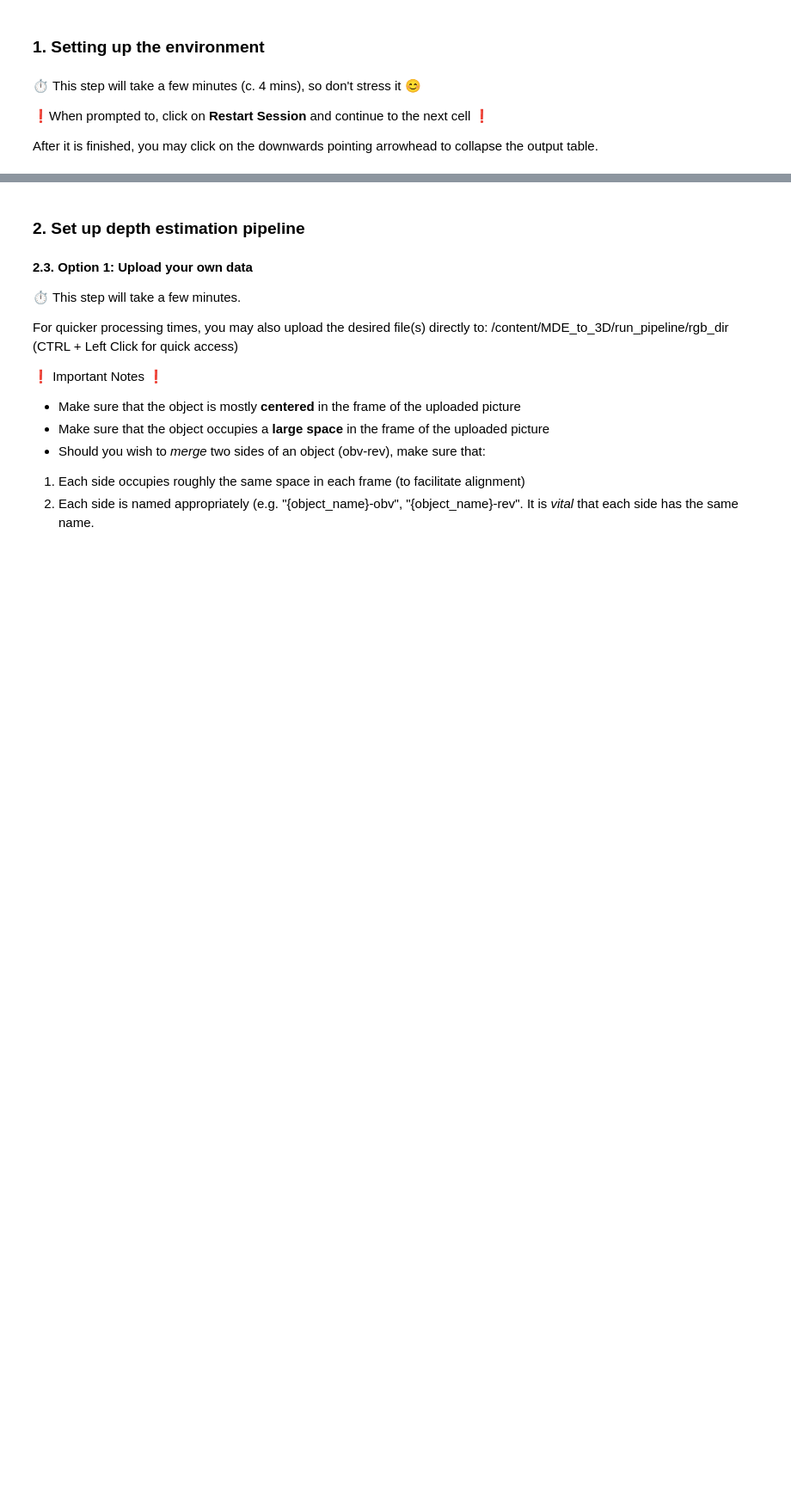
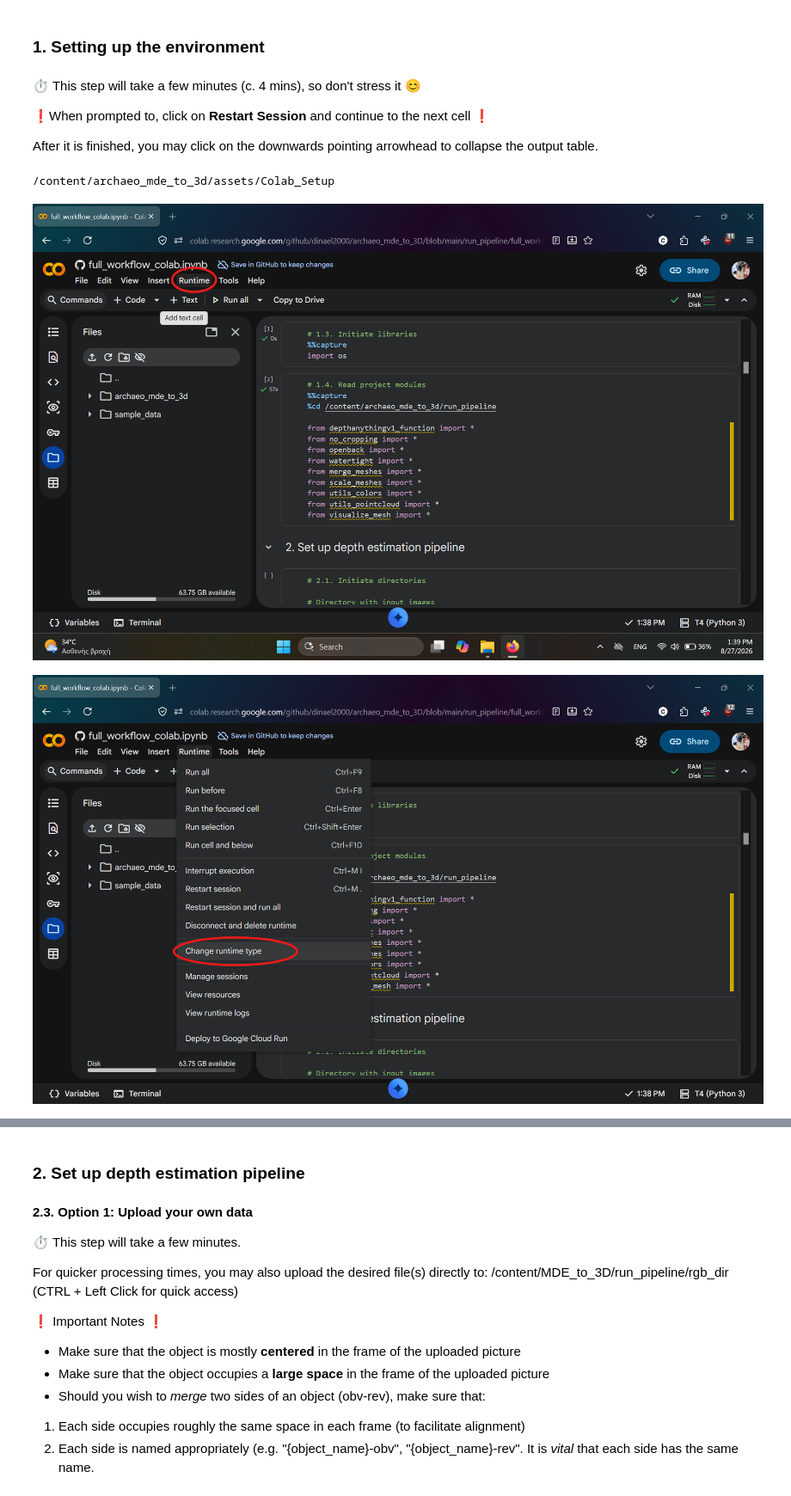
Before and after one commit to dinael2000/archaeo_mde_to_3D, a Jupyter notebook: run_pipeline/full_workflow_colab.ipynb, the cells around one changed output, grey strips where cells are left out. Shown at 86% size. Saved outputs shown, nothing was run; the diff lists cells and outputs as text; code cells hidden in the pictures; blank space fills up the shorter version.

Commit message:
Uploaded instructional images for changing runtime type on Google Colab

```diff
--- a/run_pipeline/full_workflow_colab.ipynb
+++ b/run_pipeline/full_workflow_colab.ipynb
@@ -27,3 +27,23 @@ After it is finished, you may click on the downwards pointing arrowhead to colla
 %%capture
 # 1.1. Clone github repository
 !git clone https://github.com/dinael2000/archaeo_mde_to_3d.git
+# %%
+# 1.1.2. Set up Google Colab Runtime (follow instructions)
+import cv2
+
+from google.colab.patches import cv2_imshow
+
+%cd /content/archaeo_mde_to_3d/assets/Colab_Setup/
+
+step_1 = cv2.imread('Step_1.png')
+cv2_imshow(step_1)
+step_2 = cv2.imread('Step_2.png')
+cv2_imshow(step_2)
+step_1 = cv2.imread('Step_3.png')
+cv2_imshow(step_3)
+step_1 = cv2.imread('Step_4.png')
+cv2_imshow(step_4)
+# %% [output]
+/content/archaeo_mde_to_3d/assets/Colab_Setup
+[figure, added]
+[figure, added]
```
Also changed, not shown: parts of 2 cells of this notebook.
